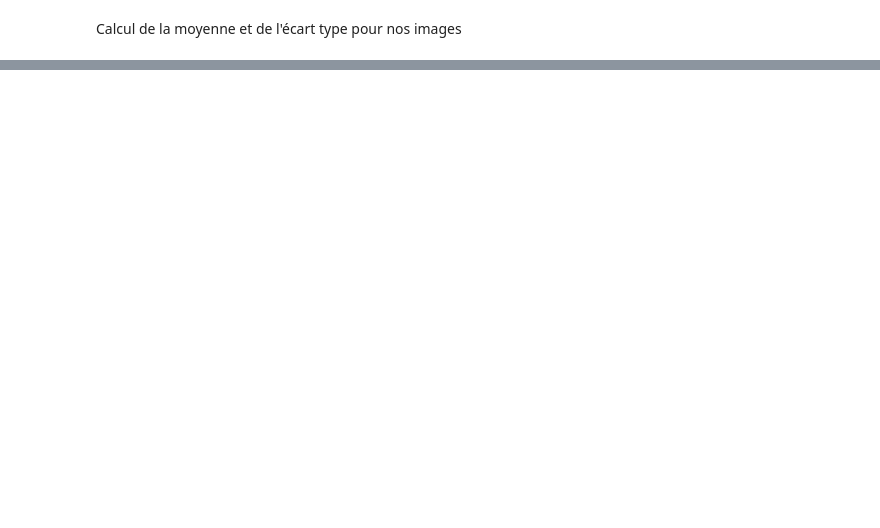
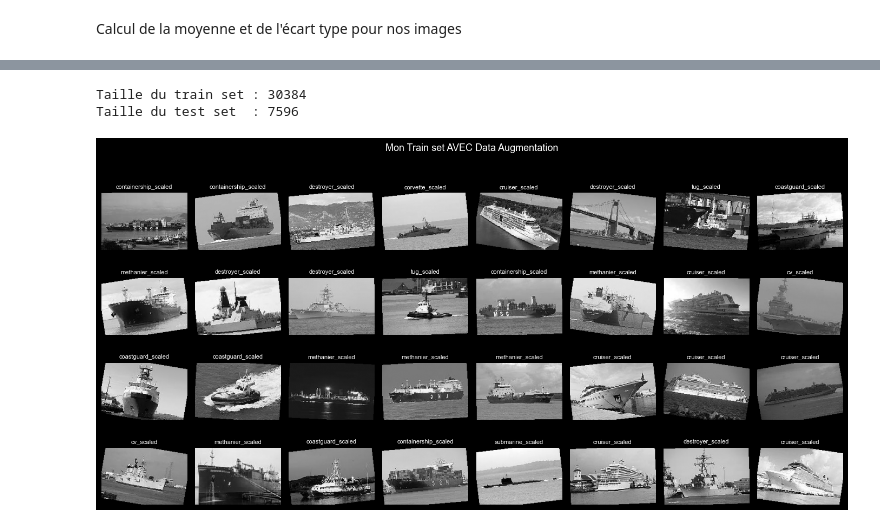
Before and after one commit to demoklyr/CNN, a Jupyter notebook: IRDN_Project.ipynb, the cells around one changed output, grey strips where cells are left out. Saved outputs shown, nothing was run; the diff lists cells and outputs as text; code cells hidden in the pictures; blank space fills up the shorter version.

Commit message:
added data augmentation

```diff
--- a/IRDN_Project.ipynb
+++ b/IRDN_Project.ipynb
@@ -104,0 +105,73 @@ Classe de l'image      : methanier_scaled
+# %%
+import torch
+from torchvision import datasets, transforms
+from torch.utils.data import random_split, Dataset
+import matplotlib.pyplot as plt
+
+
+transform_train = transforms.Compose([
+    transforms.RandomHorizontalFlip(p=0.5),
+    transforms.RandomRotation(degrees=10),
+    transforms.Grayscale(num_output_channels=1),
+    transforms.ToTensor(),
+    transforms.Normalize([moyenne.item()], [ecart_type.item()])
+])
+
+
+transform_test = transforms.Compose([
+    transforms.Grayscale(num_output_channels=1),
+    transforms.ToTensor(),
+    transforms.Normalize([moyenne.item()], [ecart_type.item()])
+])
+
+
+dataset_brut = datasets.ImageFolder(root='./data/ships_gray/ships_gray')
+classes = dataset_brut.classes
+
+taille_totale = len(dataset_brut)
+taille_train = int(0.8 * taille_totale)
+taille_test = taille_totale - taille_train
+
+
+trainset_brut, testset_brut = random_split(dataset_brut, [taille_train, taille_test])
+
+class AugTransform(Dataset):
+    def __init__(self, subset, transform):
+        self.subset = subset
+        self.transform = transform
+
+    def __getitem__(self, index):
+        img, label = self.subset[index]
+
+        if self.transform:
+            img = self.transform(img)
+        return img, label
+
+    def __len__(self):
+        return len(self.subset)
+
+trainset = AugTransform(trainset_brut, transform=transform_train)
+testset = AugTransform(testset_brut, transform=transform_test)
+
+print(f"Taille du train set : {len(trainset)}")
+print(f"Taille du test set  : {len(testset)}")
+
+fig, axes = plt.subplots(4, 8, figsize=(14, 7))
+fig.suptitle('Mon Train set AVEC Data Augmentation', fontsize=13, y=1.02)
+
+for i, ax in enumerate(axes.flat):
+    img, label = trainset[i]
+
+    img_display = img * ecart_type.item() + moyenne.item()
+    img_display = img_display.squeeze()
+
+    ax.imshow(img_display.numpy(), cmap='gray', vmin=0, vmax=1)
+    ax.set_title(classes[label], fontsize=8)
+    ax.axis('off')
+
+plt.tight_layout()
+plt.show()
+# %% [output]
+Taille du train set : 30384
+Taille du test set  : 7596
+[figure, added]
```
Also changed, not shown: parts of 1 cell of this notebook.
